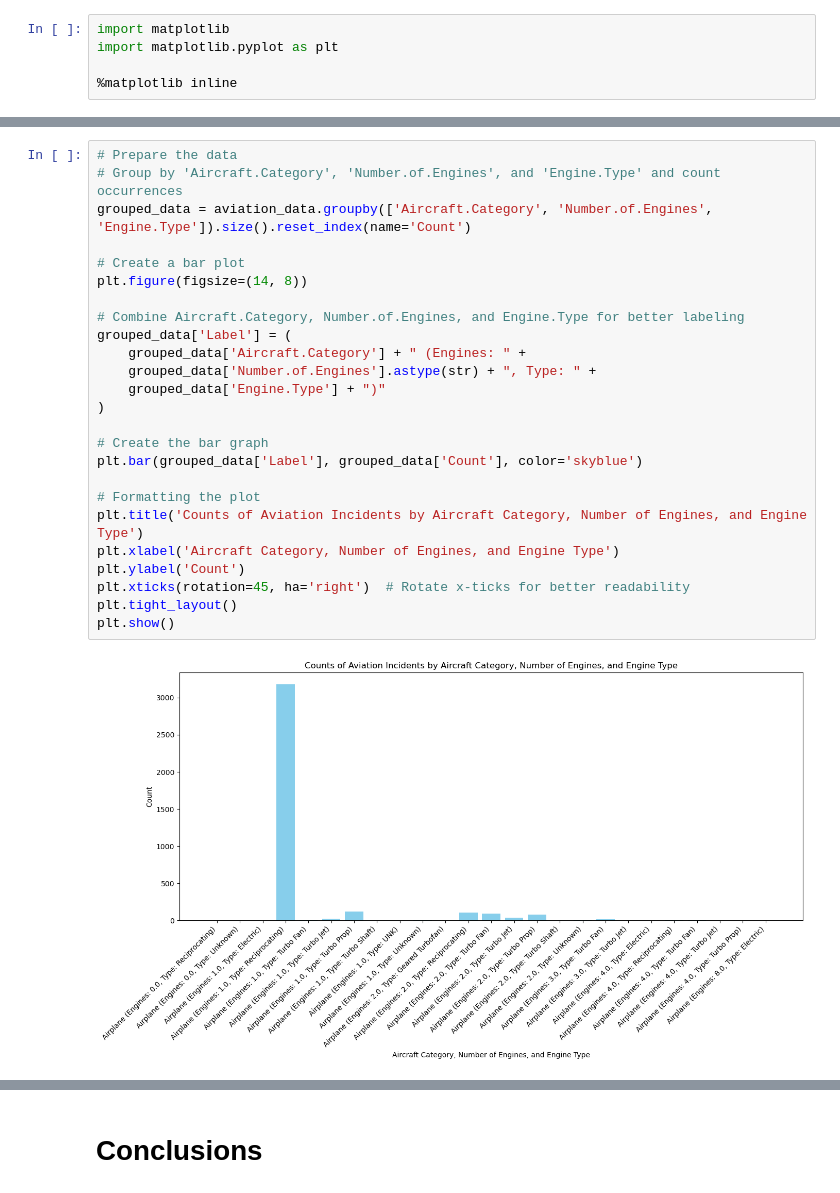
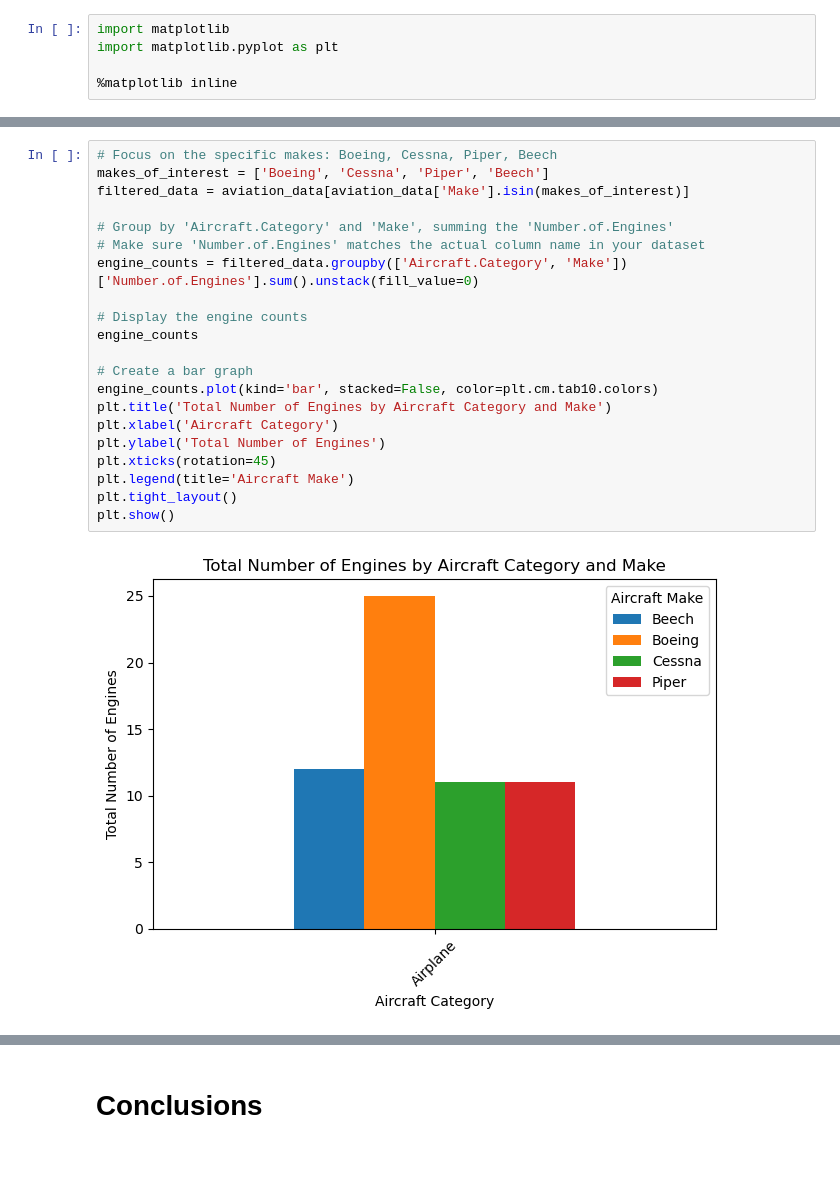
Before and after one commit to BlackXWulf/Aviation-Incidents, a Jupyter notebook: Aviation-Incidents.ipynb, the cells around one changed output, grey strips where cells are left out. Cells and saved outputs as stored; diff of their text form; blank space fills up the shorter version.

```diff
--- a/Aviation-Incidents.ipynb
+++ b/Aviation-Incidents.ipynb
@@ -398,27 +352,23 @@ plt.show()
-# %%
-# Prepare the data
-# Group by 'Aircraft.Category', 'Number.of.Engines', and 'Engine.Type' and count occurrences
-grouped_data = aviation_data.groupby(['Aircraft.Category', 'Number.of.Engines', 'Engine.Type']).size().reset_index(name='Count')
-
-# Create a bar plot
-plt.figure(figsize=(14, 8))
-
-# Combine Aircraft.Category, Number.of.Engines, and Engine.Type for better labeling
-grouped_data['Label'] = (
-    grouped_data['Aircraft.Category'] + " (Engines: " +
-    grouped_data['Number.of.Engines'].astype(str) + ", Type: " +
-    grouped_data['Engine.Type'] + ")"
-)
-
-# Create the bar graph
-plt.bar(grouped_data['Label'], grouped_data['Count'], color='skyblue')
-
-# Formatting the plot
-plt.title('Counts of Aviation Incidents by Aircraft Category, Number of Engines, and Engine Type')
-plt.xlabel('Aircraft Category, Number of Engines, and Engine Type')
-plt.ylabel('Count')
-plt.xticks(rotation=45, ha='right')  # Rotate x-ticks for better readability
-plt.tight_layout()
-plt.show()
-# %% [output]
-[figure, removed]
+# %%
+# Focus on the specific makes: Boeing, Cessna, Piper, Beech
+makes_of_interest = ['Boeing', 'Cessna', 'Piper', 'Beech']
+filtered_data = aviation_data[aviation_data['Make'].isin(makes_of_interest)]
+
+# Group by 'Aircraft.Category' and 'Make', summing the 'Number.of.Engines'
+# Make sure 'Number.of.Engines' matches the actual column name in your dataset
+engine_counts = filtered_data.groupby(['Aircraft.Category', 'Make'])['Number.of.Engines'].sum().unstack(fill_value=0)
+
+# Display the engine counts
+engine_counts
+
+# Create a bar graph
+engine_counts.plot(kind='bar', stacked=False, color=plt.cm.tab10.colors)
+plt.title('Total Number of Engines by Aircraft Category and Make')
+plt.xlabel('Aircraft Category')
+plt.ylabel('Total Number of Engines')
+plt.xticks(rotation=45)
+plt.legend(title='Aircraft Make')
+plt.tight_layout()
+plt.show()
+# %% [output]
+[figure, added]
```
Also changed, not shown: parts of 13 cells of this notebook.
